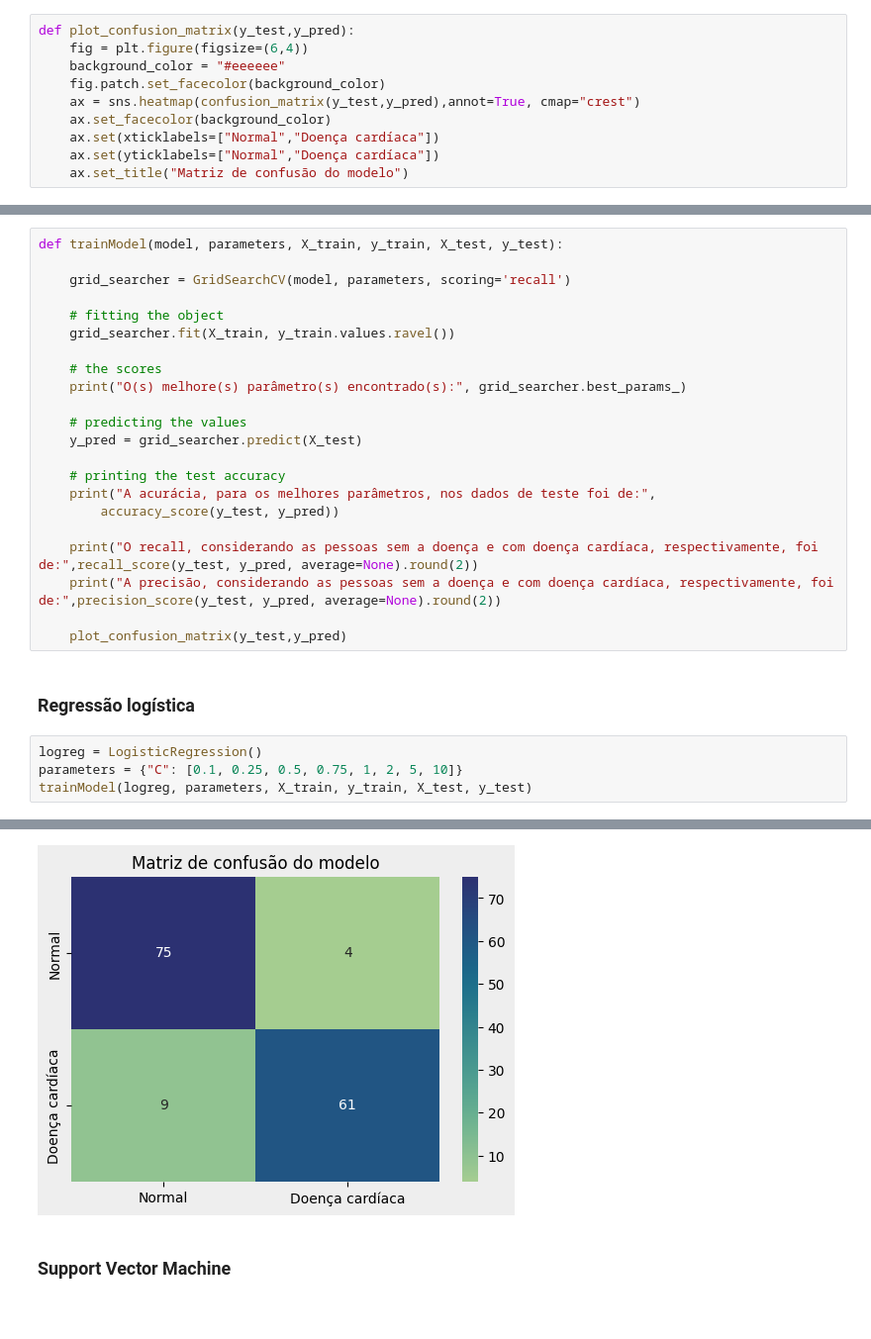
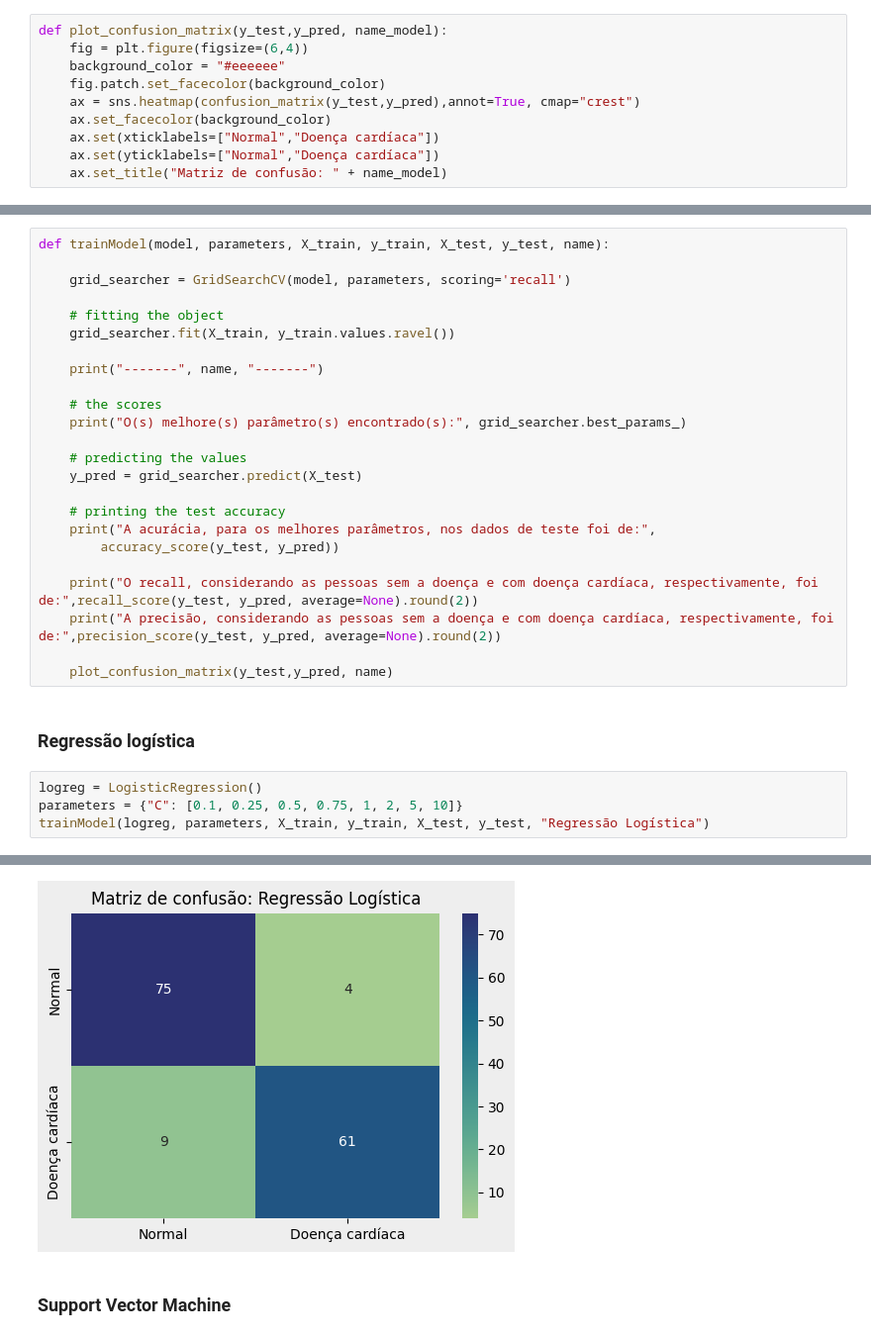
Before and after one commit to rafa-rm/TFG-Rafael, a Jupyter notebook: Analise_Exploratoria_TFG_rafael(1).ipynb, the cells around one changed output, grey strips where cells are left out. Shown at 99% size. Cells and saved outputs as stored; diff of their text form; blank space fills up the shorter version.

Commit message:
Imagens alteradas

```diff
--- a/Analise_Exploratoria_TFG_rafael(1).ipynb
+++ b/Analise_Exploratoria_TFG_rafael(1).ipynb
@@ -672,7 +672,7 @@ Random forest - Acurácia 0.8993
 # %% [markdown]
 ## Função para gerar a matiz de confusão
 # %%
-def plot_confusion_matrix(y_test,y_pred):
+def plot_confusion_matrix(y_test,y_pred, name_model):
     fig = plt.figure(figsize=(6,4))
     background_color = "#eeeeee"
     fig.patch.set_facecolor(background_color)
@@ -680,7 +680,7 @@ def plot_confusion_matrix(y_test,y_pred):
     ax.set_facecolor(background_color)
     ax.set(xticklabels=["Normal","Doença cardíaca"])
     ax.set(yticklabels=["Normal","Doença cardíaca"])
-    ax.set_title("Matriz de confusão do modelo")
+    ax.set_title("Matriz de confusão: " + name_model)
 # %% [markdown]
 ## Testes iniciais na criação dos modelos
 # %%
@@ -710,12 +710,14 @@ Random forest - Acurácia 0.8993
 # %% [markdown]
 ### Função para realizar o treino dos modelos
 # %%
-def trainModel(model, parameters, X_train, y_train, X_test, y_test):
+def trainModel(model, parameters, X_train, y_train, X_test, y_test, name):
 
     grid_searcher = GridSearchCV(model, parameters, scoring='recall')
 
     # fitting the object
     grid_searcher.fit(X_train, y_train.values.ravel())
+
+    print("-------", name, "-------")
 
     # the scores
     print("O(s) melhore(s) parâmetro(s) encontrado(s):", grid_searcher.best_params_)
@@ -730,11 +732,11 @@ def trainModel(model, parameters, X_train, y_train, X_test, y_test):
     print("O recall, considerando as pessoas sem a doença e com doença cardíaca, respectivamente, foi de:",recall_score(y_test, y_pred, average=None).round(2))
     print("A precisão, considerando as pessoas sem a doença e com doença cardíaca, respectivamente, foi de:",precision_score(y_test, y_pred, average=None).round(2))
 
-    plot_confusion_matrix(y_test,y_pred)
+    plot_confusion_matrix(y_test,y_pred, name)
 # %% [markdown]
 ### Regressão logística
 # %%
 logreg = LogisticRegression()
 parameters = {"C": [0.1, 0.25, 0.5, 0.75, 1, 2, 5, 10]}
-trainModel(logreg, parameters, X_train, y_train, X_test, y_test)
+trainModel(logreg, parameters, X_train, y_train, X_test, y_test, "Regressão Logística")
 # %% [output]
@@ -741,8 +744,8 @@ trainModel(logreg, parameters, X_train, y_train, X_test, y_test)
 O(s) melhore(s) parâmetro(s) encontrado(s): {'C': 0.25}
 A acurácia, para os melhores parâmetros, nos dados de teste foi de: 0.912751677852349
 O recall, considerando as pessoas sem a doença e com doença cardíaca, respectivamente, foi de: [0.95 0.87]
 A precisão, considerando as pessoas sem a doença e com doença cardíaca, respectivamente, foi de: [0.89 0.94]
-[figure, old version]
+[figure, new version]
 # %% [markdown]
 ### Support Vector Machine
 # %%
```
Also changed, not shown: parts of 8 cells of this notebook, 5 other files.
